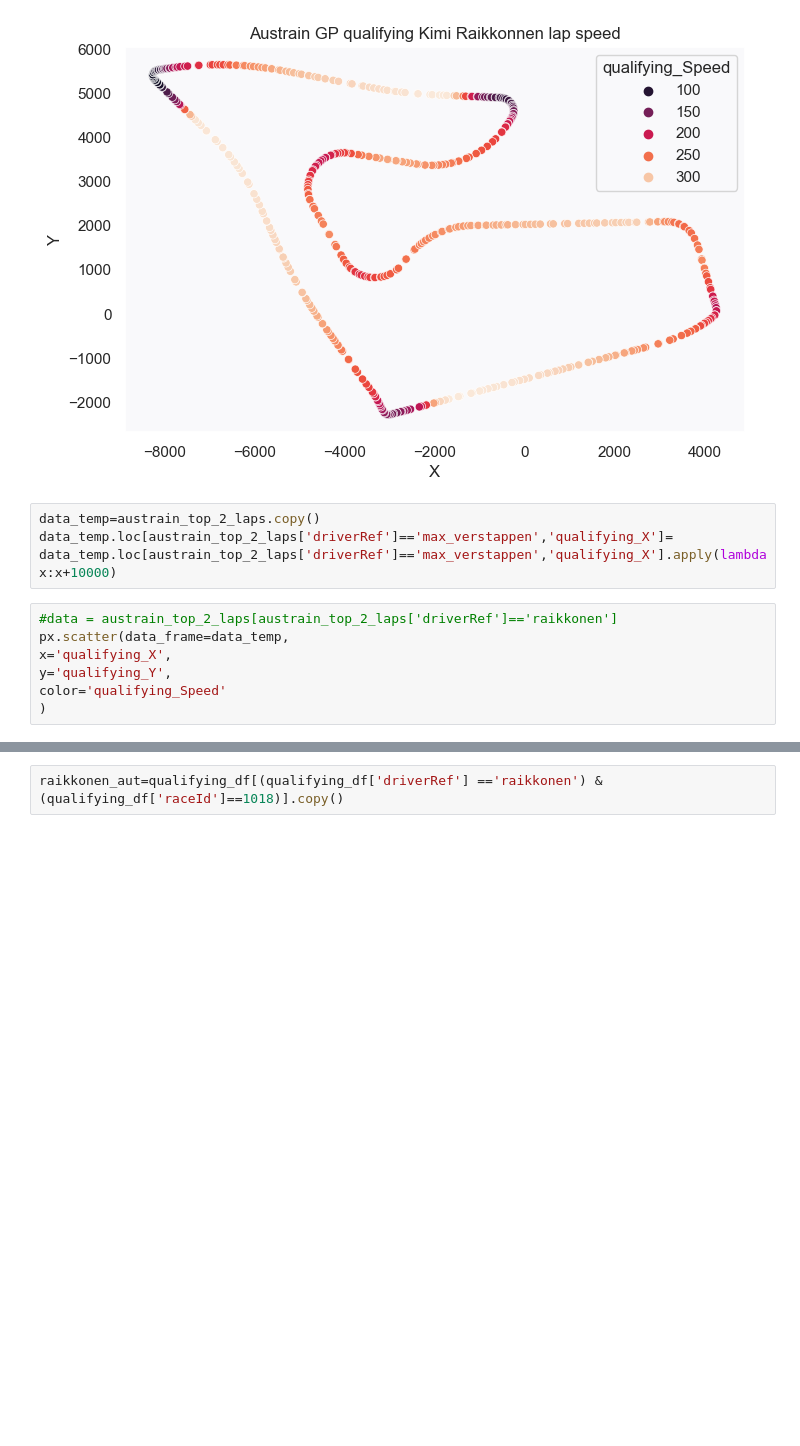
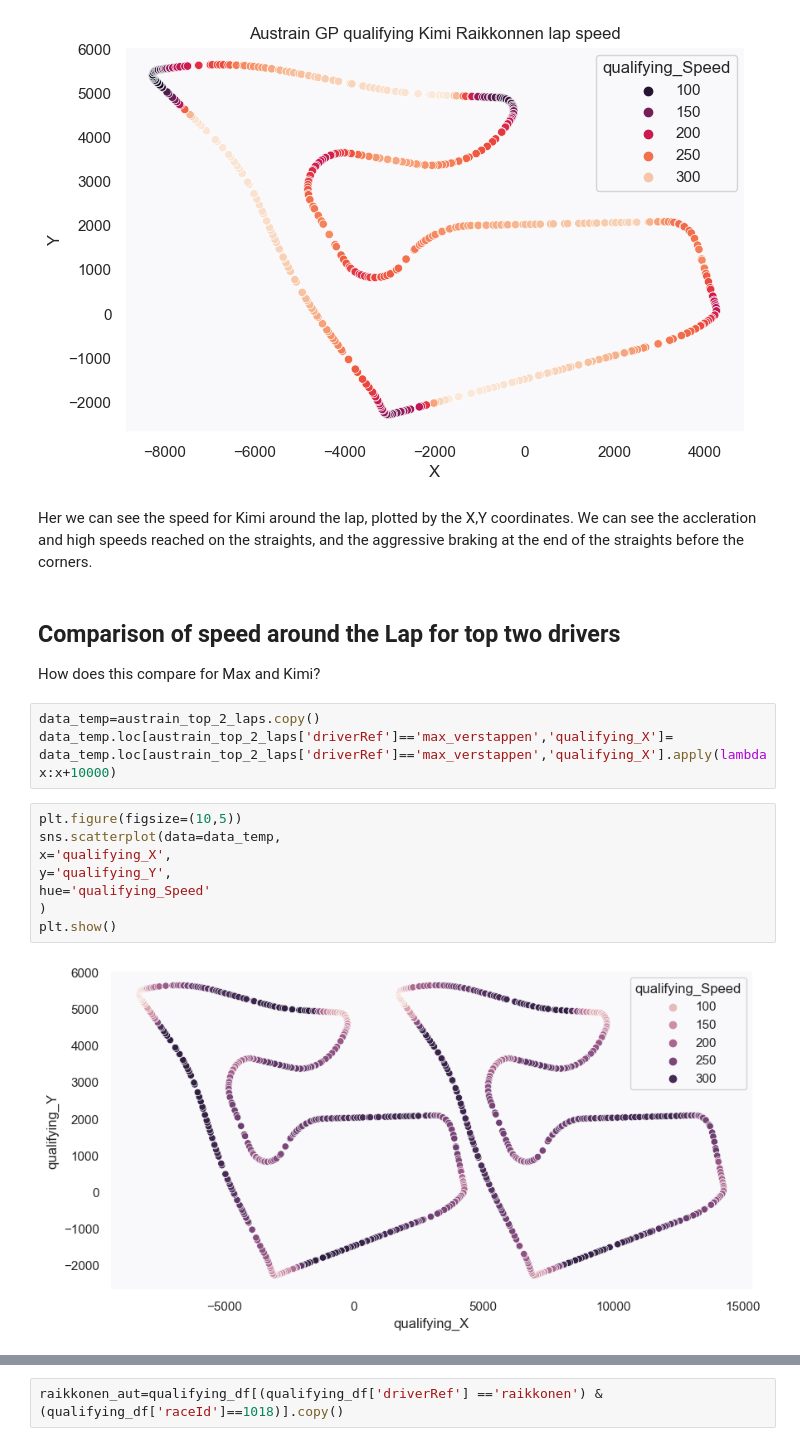
Before and after one commit to bensail-ai/Formula1_prediction, a Jupyter notebook: 4_Formula1_telemetrydata_eda_and_aggregation.ipynb, the cells around one changed output, grey strips where cells are left out. Saved outputs shown, nothing was run; the diff lists cells and outputs as text; blank space fills up the shorter version.

```diff
--- a/4_Formula1_telemetrydata_aggregation.ipynb
+++ b/4_Formula1_telemetrydata_eda_and_aggregation.ipynb
@@ -192,13 +260,23 @@ plt.savefig('./images/austrain_2018_top_circuit_speed.jpg',dpi=300)
 plt.show()
 # %% [output]
 [figure]
+# %% [markdown]
+Her we can see the speed for Kimi around the lap, plotted by the X,Y coordinates. We can see the accleration and high speeds reached on the straights, and the aggressive braking at the end of the straights before the corners.
+# %% [markdown]
+## Comparison of speed around the Lap for top two drivers
+<a id="circuit"></a>
+
+How does this compare for Max and Kimi?
 # %%
 data_temp=austrain_top_2_laps.copy()
 data_temp.loc[austrain_top_2_laps['driverRef']=='max_verstappen','qualifying_X']= data_temp.loc[austrain_top_2_laps['driverRef']=='max_verstappen','qualifying_X'].apply(lambda x:x+10000)
-# %%
-#data = austrain_top_2_laps[austrain_top_2_laps['driverRef']=='raikkonen']
-px.scatter(data_frame=data_temp,
-x='qualifying_X',
-y='qualifying_Y',
-color='qualifying_Speed'
-)
+# %%
+plt.figure(figsize=(10,5))
+sns.scatterplot(data=data_temp,
+x='qualifying_X',
+y='qualifying_Y',
+hue='qualifying_Speed'
+)
+plt.show()
+# %% [output]
+[figure, added]
```
Also changed, not shown: parts of 72 cells of this notebook, 2 other files.
